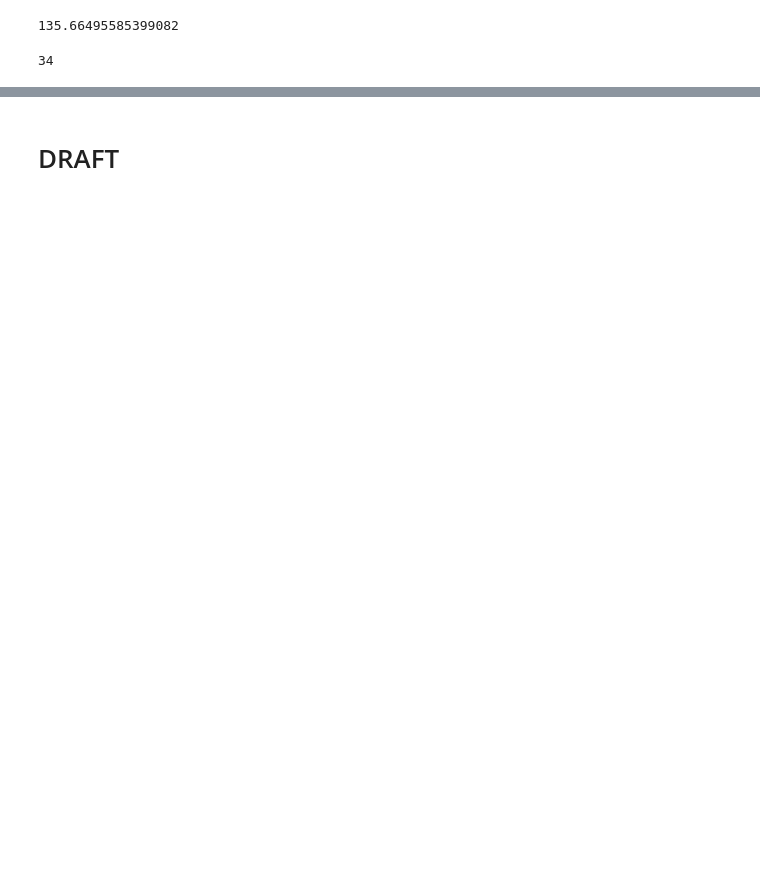
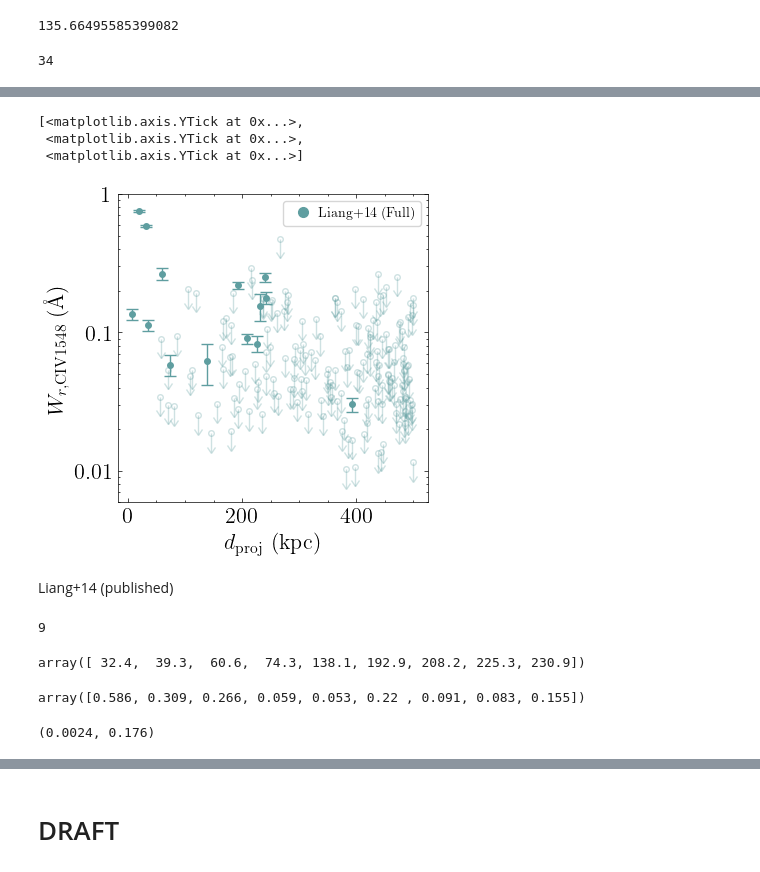
Before and after one commit to suyashk12/cgm_science, a Jupyter notebook: redshift_fitting/galaxy_cat_final.ipynb, the cells around one changed output, grey strips where cells are left out. Saved outputs shown, nothing was run; the diff lists cells and outputs as text; code cells hidden in the pictures; blank space fills up the shorter version.

```diff
--- a/redshift_fitting/galaxy_cat_final.ipynb
+++ b/redshift_fitting/galaxy_cat_final.ipynb
@@ -333,0 +443,57 @@ plt.savefig(rootdir+'Figures/CIV_sample.pdf', dpi=300)
+# %%
+fig, ax = plt.subplots(1, figsize=(4,4), sharey=True)
+
+dy_draw = 45/1000
+dy_scale = 1.35
+handles, labels = plt.gca().get_legend_handles_labels()
+
+# Liang+14 (Full)
+c = 'cadetblue'
+p6 = Line2D([0], [0], label=r'Liang+14 (Full)', marker='o', markersize=7,
+         markeredgecolor=c, markerfacecolor=c, linestyle='')
+
+for i in range(len(d_proj_arr_l14_full)):
+
+    d_proj = d_proj_arr_l14_full[i]
+    W = W_arr_l14_full[i]
+    dW = dW_arr_l14_full[i]
+
+    if W==0: # Non-detection
+        (_,caps,_) = ax.errorbar(d_proj, 3*dW, xerr=None, yerr=3*dW/5, uplims=True, marker='o',
+                                      markersize=4, capsize=0, elinewidth=0,
+                                      color=c, markerfacecolor='none', alpha=.3)
+        caps[0].set_fillstyle('none')
+
+        # Connect
+        ax.errorbar(d_proj, 3*dW, xerr=None, yerr=[[dy_scale*3*dW/5],[0]], markersize=0,
+                   linestyle='none', capsize=0, color=c, alpha=.3)
+
+    else: # Detection
+        ax.errorbar(d_proj, W, xerr=None, yerr=dW, capsize=4, linestyle='none', color=c,
+                         marker='o', markersize=4)
+
+#ax.set_xlim(0,250)
+ax.set_xlabel(r'$d_\mathrm{proj}$ (kpc)')
+ax.set_ylabel(r'$W_{r, \mathrm{CIV 1548}} $ (Å)')
+
+
+# add manual symbols to auto legend
+handles.extend([p6])
+
+plt.subplots_adjust(wspace=0, hspace=0)
+plt.legend(handles=handles, fontsize=10, loc='upper right',
+           ncol=1, columnspacing=0.2,handletextpad=0.1)
+
+ax.set_yscale('log')
+#ax.set_ylim(0.009,3)
+
+#axes[0].set_yticks([0,100,200], [0,.1,.2])
+
+ax.set_yticks([1e-2, 1e-1, 1], [r'$0.01$', r'$0.1$', r'$1$'])
+# %% [output]
+[<matplotlib.axis.YTick at 0x...>,
+ <matplotlib.axis.YTick at 0x...>,
+ <matplotlib.axis.YTick at 0x...>]
+[figure, added]
+# %% [markdown]
+Liang+14 (published)
@@ -333,0 +509,16 @@ plt.savefig(rootdir+'Figures/CIV_sample.pdf', dpi=300)
+# %%
+np.sum(idx)
+# %% [output]
+9
+# %%
+d_proj_arr_l14[idx]
+# %% [output]
+array([ 32.4,  39.3,  60.6,  74.3, 138.1, 192.9, 208.2, 225.3, 230.9])
+# %%
+W_arr_l14[idx]
+# %% [output]
+array([0.586, 0.309, 0.266, 0.059, 0.053, 0.22 , 0.091, 0.083, 0.155])
+# %%
+np.min(z_arr_l14), np.max(z_arr_l14)
+# %% [output]
+(0.0024, 0.176)
```
Also changed, not shown: parts of 44 cells of this notebook, 1 other file.
